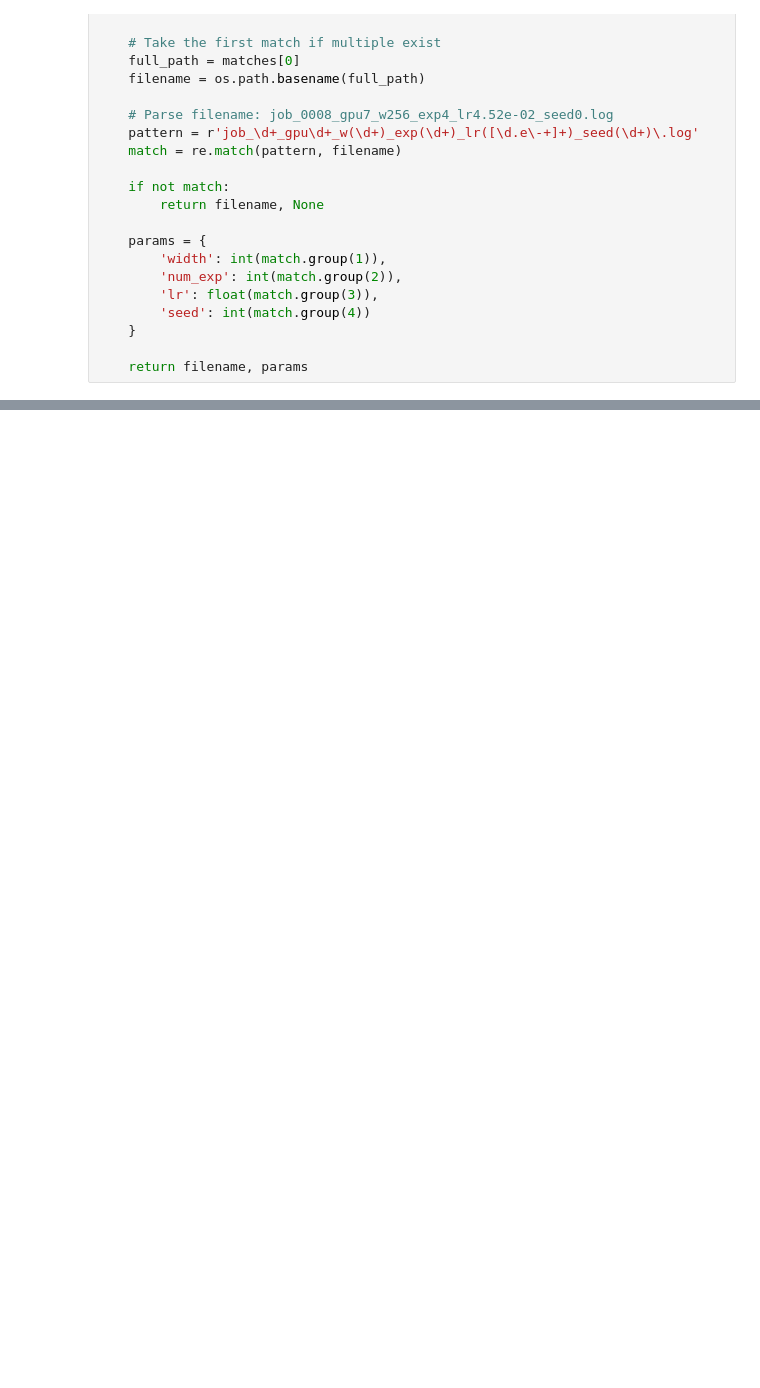
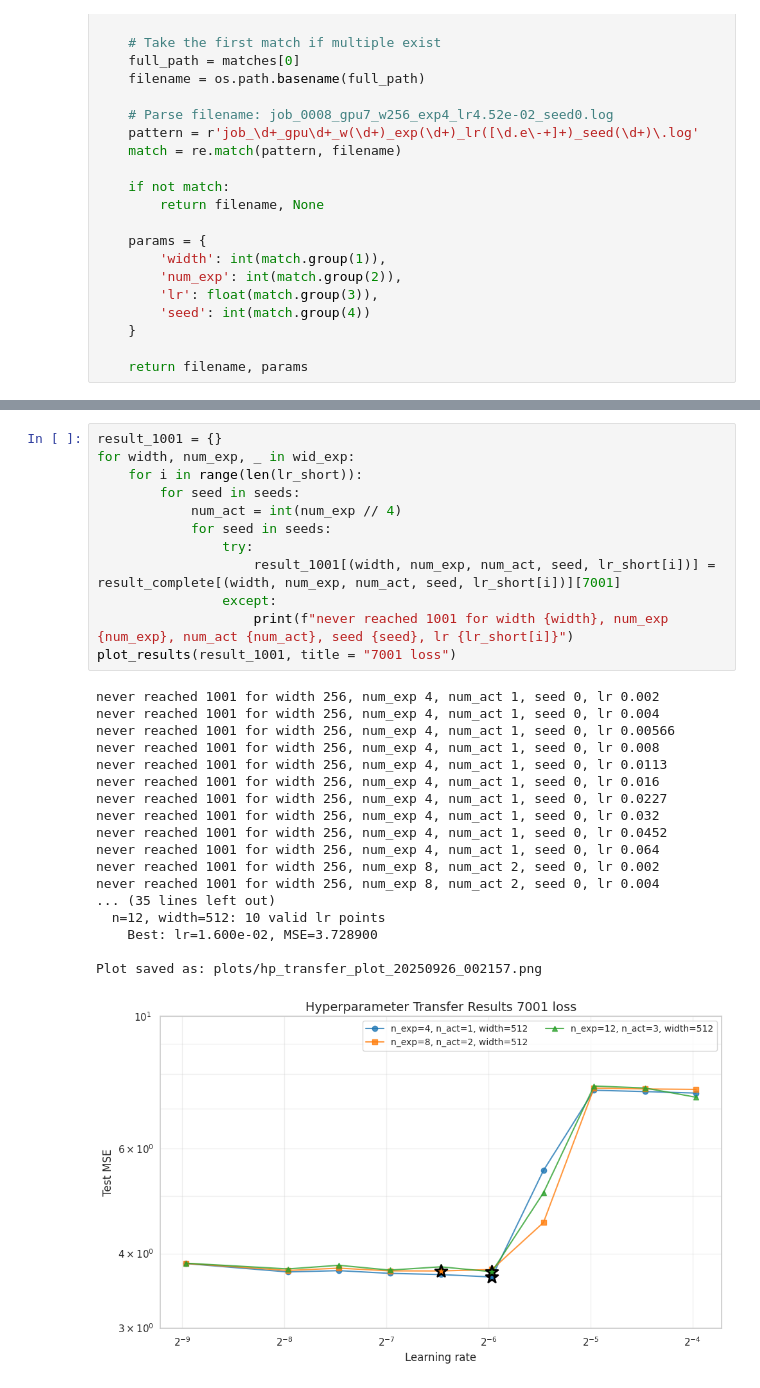
Before and after one commit to Petyrrrrr/MuP_MOE, a Jupyter notebook: mutransfer_lr_owt/plot_moe_mup.ipynb, the cells around one changed output, grey strips where cells are left out. Cells and saved outputs as stored; diff of their text form; blank space fills up the shorter version.

```diff
--- a/mutransfer_lr_owt/plot_moe_mup.ipynb
+++ b/mutransfer_lr_owt/plot_moe_mup.ipynb
@@ -342,0 +329,31 @@ Plot saved as: plots/hp_transfer_plot_20250925_202433.png
+# %%
+result_1001 = {}
+for width, num_exp, _ in wid_exp:
+    for i in range(len(lr_short)):
+        for seed in seeds:
+            num_act = int(num_exp // 4)
+            for seed in seeds:
+                try:
+                    result_1001[(width, num_exp, num_act, seed, lr_short[i])] = result_complete[(width, num_exp, num_act, seed, lr_short[i])][7001]
+                except:
+                    print(f"never reached 1001 for width {width}, num_exp {num_exp}, num_act {num_act}, seed {seed}, lr {lr_short[i]}")
+plot_results(result_1001, title = "7001 loss")
+# %% [output]
+never reached 1001 for width 256, num_exp 4, num_act 1, seed 0, lr 0.002
+never reached 1001 for width 256, num_exp 4, num_act 1, seed 0, lr 0.004
+never reached 1001 for width 256, num_exp 4, num_act 1, seed 0, lr 0.00566
+never reached 1001 for width 256, num_exp 4, num_act 1, seed 0, lr 0.008
+never reached 1001 for width 256, num_exp 4, num_act 1, seed 0, lr 0.0113
+never reached 1001 for width 256, num_exp 4, num_act 1, seed 0, lr 0.016
+never reached 1001 for width 256, num_exp 4, num_act 1, seed 0, lr 0.0227
+never reached 1001 for width 256, num_exp 4, num_act 1, seed 0, lr 0.032
+never reached 1001 for width 256, num_exp 4, num_act 1, seed 0, lr 0.0452
+never reached 1001 for width 256, num_exp 4, num_act 1, seed 0, lr 0.064
+never reached 1001 for width 256, num_exp 8, num_act 2, seed 0, lr 0.002
+never reached 1001 for width 256, num_exp 8, num_act 2, seed 0, lr 0.004
+... (35 lines left out)
+  n=12, width=512: 10 valid lr points
+    Best: lr=1.600e-02, MSE=3.728900
+
+Plot saved as: plots/hp_transfer_plot_20250926_002157.png
+[figure, added]
```
Also changed, not shown: parts of 5 cells of this notebook, 2 other files.
